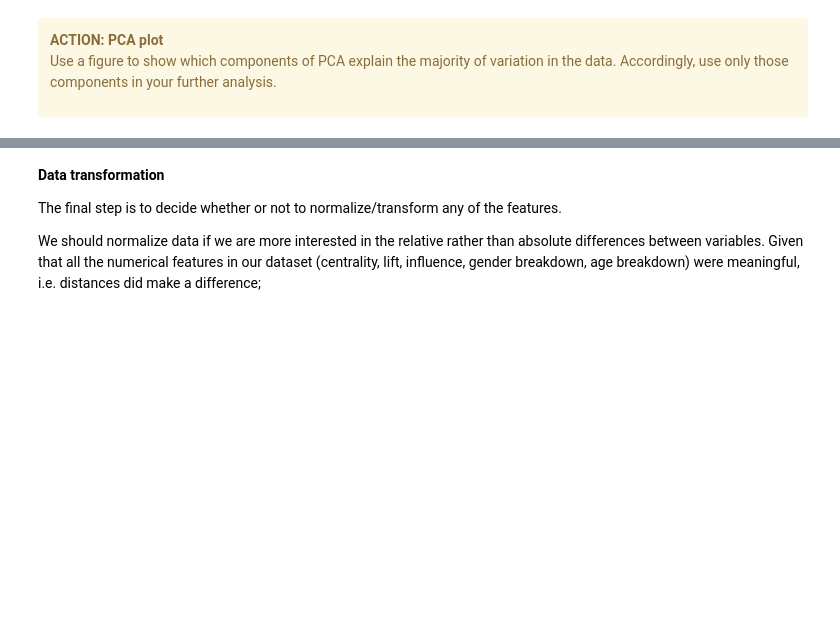
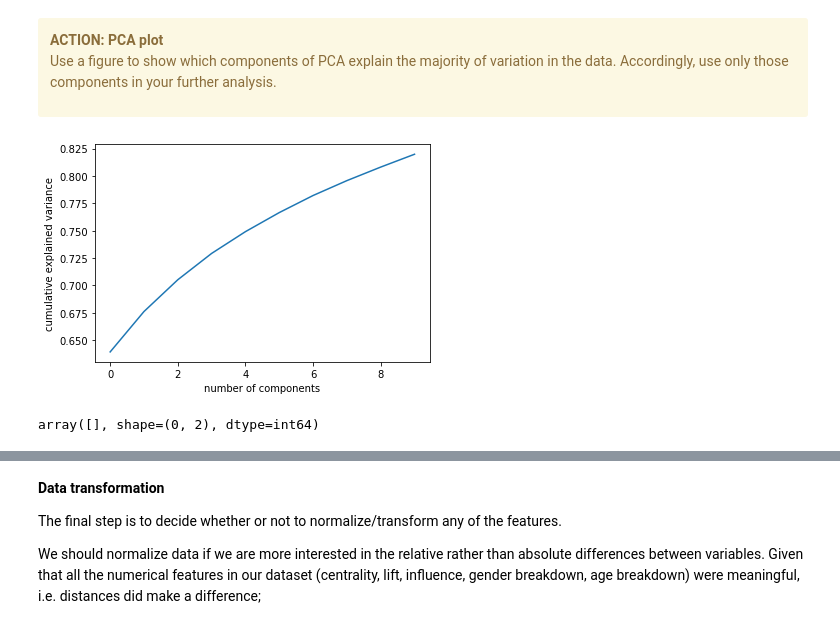
Before and after one commit to yxyyxy93/python_bussinessML_case_study, a Jupyter notebook: WMCS_yxy.ipynb, the cells around one changed output, grey strips where cells are left out. Cells and saved outputs as stored; diff of their text form; code cells hidden in the pictures; blank space fills up the shorter version.

```diff
--- a/WMCS_yxy.ipynb
+++ b/WMCS_yxy.ipynb
@@ -400,9 +317,7 @@ def solve_multi_name(df, keyword=",", column="verbatimEventDate"):
     return df
 # %%
 # split in row (the artists)
-all_artists_split = solve_multi_name(all_artists.copy(),
-                  "&",
-                  column="artist_name")
+all_artists_split = solve_multi_name(all_artists.copy(), keyword='&', column='artist_name')
 
 print(all_artists.artist_name.str.contains('&').sum())
 print(all_artists.artist_name.shape)
@@ -819,7 +872,12 @@ from sklearn import decomposition
 
 pca = decomposition.PCA(n_components=10)
 
-pca.fit(feature_region)
+artist_region_pca = pca.fit(artist_region_scaled)
+
+print(artist_region_pca.components_.shape)
 
 # pca_regions_output
+print(artist_region_pca.n_components_)
+print(artist_region_pca.n_features_)
+print(artist_region_pca.n_samples_)
 # %% [output]
@@ -841,3 +926,13 @@ Check the PCA feature table to make sure the dataframe looks as expected. Commen
 <p> Use a figure to show which components of PCA explain the majority of variation in the data. Accordingly, use only those components in your further analysis.</p>
 
 </div>
+# %%
+plt.plot(np.cumsum(pca.explained_variance_ratio_))
+plt.xlabel('number of components')
+plt.ylabel('cumulative explained variance');
+# %% [output]
+[figure, added]
+# %%
+np.argwhere(np.isnan(artist_region_pca.components_))
+# %% [output]
+array([], shape=(0, 2), dtype=int64)
```
Also changed, not shown: parts of 64 cells of this notebook.
